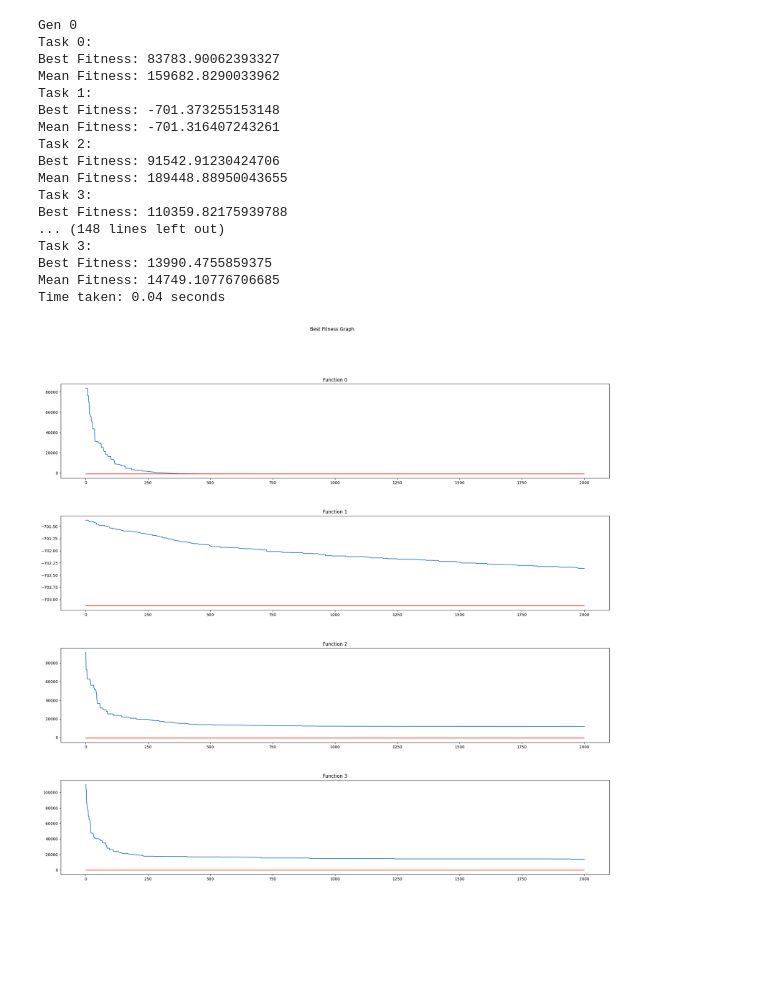
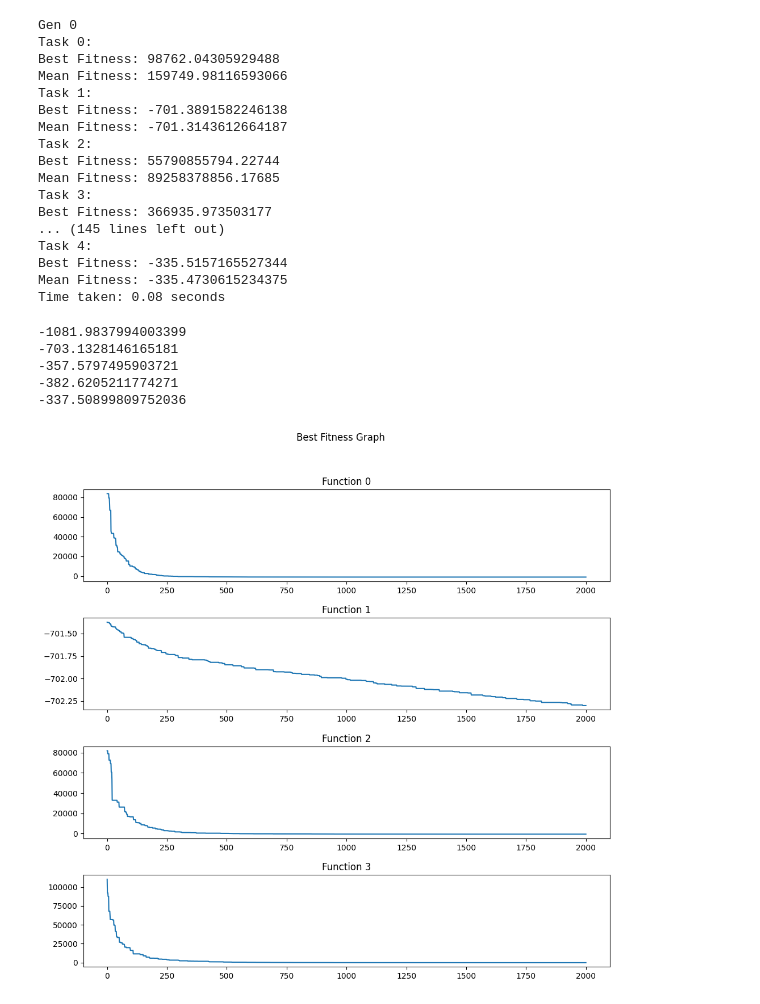
Before and after one commit to vuanhhuyhlqn/amfea, a Jupyter notebook: test.ipynb, the cells around one changed output. Saved outputs shown, nothing was run; the diff lists cells and outputs as text; code cells hidden in the pictures; blank space fills up the shorter version.

```diff
--- a/test.ipynb
+++ b/test.ipynb
@@ -14,5 +14,6 @@ np.random.seed(0)
 gnbg_tasks = []
 gnbg_tasks.append(GNBGTask(1))
 gnbg_tasks.append(GNBGTask(2))
-gnbg_tasks.append(GNBGTask(10))
-gnbg_tasks.append(GNBGTask(11))
+gnbg_tasks.append(GNBGTask(3))
+gnbg_tasks.append(GNBGTask(4))
+gnbg_tasks.append(GNBGTask(5))
@@ -27,8 +20,8 @@ for gnbg_task in gnbg_tasks:
 # %%
 crossover = BLXCrossover(alpha=0.5)
-mutation = AdditiveMutation(bound=100.0, delta=2.0)
+mutation = PolynomialMutation(eta_m=30, bound=100.0)
 rmp = NormalRMP(default_rmp_value=0.3)
-num_indis_per_task = 150
+num_indis_per_task = 200
 indi_len = 30
 bound = 100.0
 a = AMFEA(num_indis_per_task, indi_len, bound, gnbg_tasks, crossover, mutation, rmp)
@@ -52,37 +49,45 @@ Mean Fitness: 220195.90981315417
 # %%
-bfs, mfs = a.fit(2000, monitor_rate=200)
+bfs, mfs = a.fit(4000, monitor_rate=250)
 # %% [output]
 Gen 0
 Task 0:
-Best Fitness: 83783.90062393327
-Mean Fitness: 159682.8290033962
+Best Fitness: 98762.04305929488
+Mean Fitness: 159749.98116593066
 Task 1:
-Best Fitness: -701.373255153148
-Mean Fitness: -701.316407243261
+Best Fitness: -701.3891582246138
+Mean Fitness: -701.3143612664187
 Task 2:
-Best Fitness: 91542.91230424706
-Mean Fitness: 189448.88950043655
+Best Fitness: 55790855794.22744
+Mean Fitness: 89258378856.17685
 Task 3:
-Best Fitness: 110359.82175939788
-... (148 lines left out)
-Task 3:
-Best Fitness: 13990.4755859375
-Mean Fitness: 14749.10776706685
-Time taken: 0.04 seconds
+Best Fitness: 366935.973503177
+... (145 lines left out)
+Task 4:
+Best Fitness: -335.5157165527344
+Mean Fitness: -335.4730615234375
+Time taken: 0.08 seconds
+# %%
+for gnbg_task in gnbg_tasks:
+    print(gnbg_task.gnbg.OptimumValue)
+# %% [output]
+-1081.9837994003399
+-703.1328146165181
+-357.5797495903721
+-382.6205211774271
+-337.50899809752036
 # %%
 fig, axes = plt.subplots(4)
 fig.set_figwidth(10)
 fig.set_figheight(10)
 fig.tight_layout()
 fig.suptitle("Best Fitness Graph")
 fig.subplots_adjust(top=0.88)
 plt.subplots_adjust(hspace=0.4)
 for i in range(4):
     axes[i].set_title("Function {0}".format(i))
     axes[i].plot(bfs[i])
-    axes[i].hlines(gnbg_tasks[i].gnbg.OptimumValue, 0, len(bfs[i]), color="red")
 # %% [output]
-[figure, old version]
+[figure, new version]
 # %%
 fig, axes = plt.subplots(4)
 fig.set_figwidth(10)
```
Also changed, not shown: parts of 6 cells of this notebook, 2 other files.
